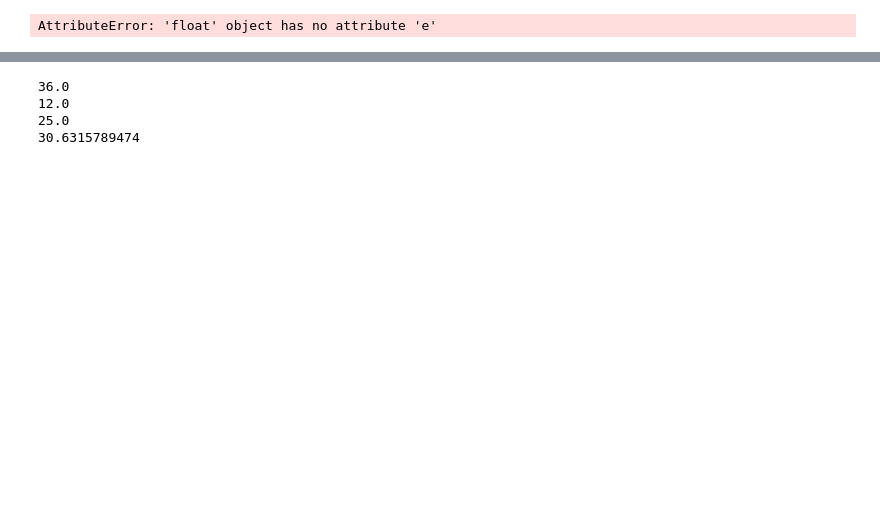
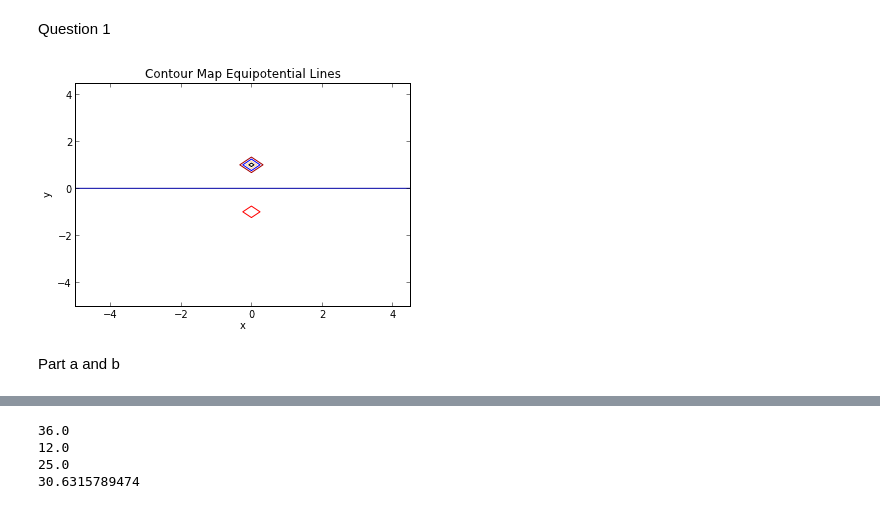
Before and after one commit to Rbnewens/PHYS202-S13, a Jupyter notebook: Week4/InterpAndDiffEx3.ipynb, the cells around one changed output, grey strips where cells are left out. Cells and saved outputs as stored; diff of their text form; code cells hidden in the pictures; blank space fills up the shorter version.

```diff
--- a/Week4/InterpAndDiffEx3.ipynb
+++ b/Week4/InterpAndDiffEx3.ipynb
@@ -11,0 +3,2 @@ from Electrostatics import *
+# %% [markdown]
+Question 1
@@ -12,12 +8,13 @@ from Electrostatics import *
 # %%
 x,y = meshgrid(arange(-5,5,0.5),arange(-5,5,0.5))
-
-Vdipole = dipolePotential(x,y,1e-9,0,2.);
-contour(x,y,Vdipole,Levels,cmap=cm.flag)
-title('Equipotential Lines')
+Vdipole = dipolePotential(x,y,1e-9,2.,pi/2);
+contour(x,y,Vdipole,cmap=cm.flag)
+title('Contour Map Equipotential Lines')
 xlabel('x')
 ylabel('y')
 show()
 # %% [output]
-AttributeError: 'float' object has no attribute 'e'
+[figure, added]
+# %% [markdown]
+Part a and b
 # %%
```
Also changed, not shown: parts of 25 cells of this notebook, 7 other files.
